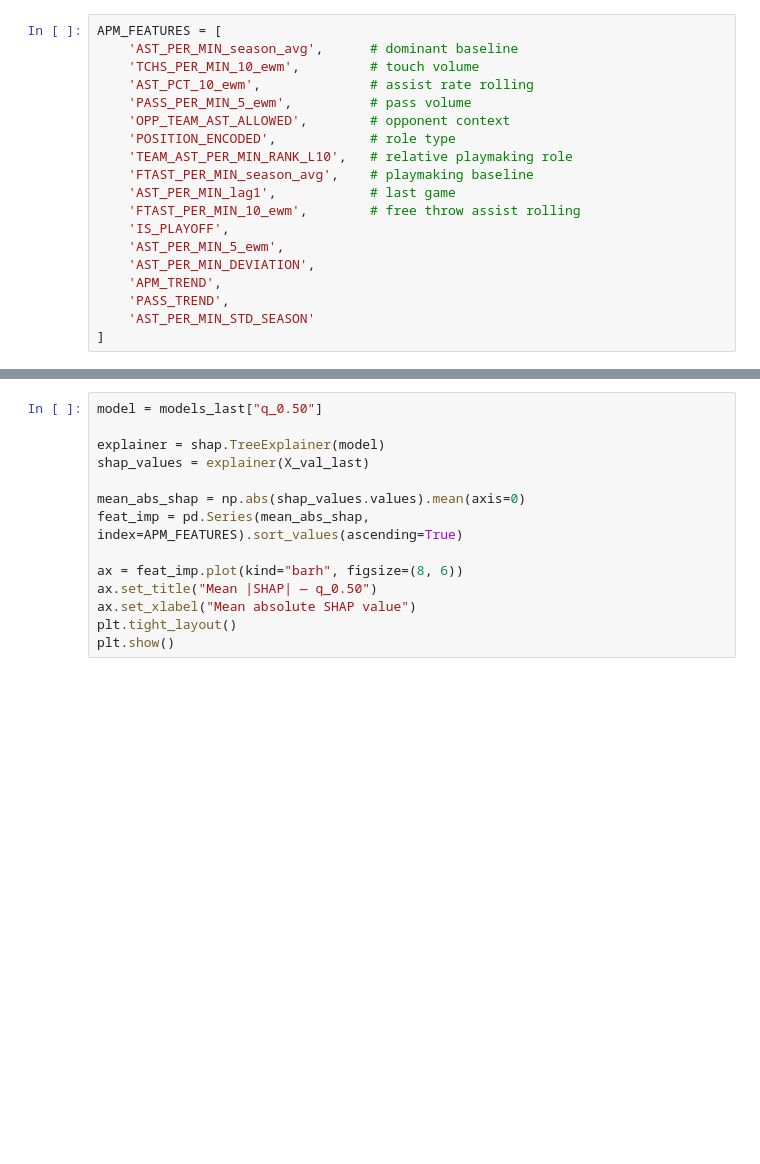
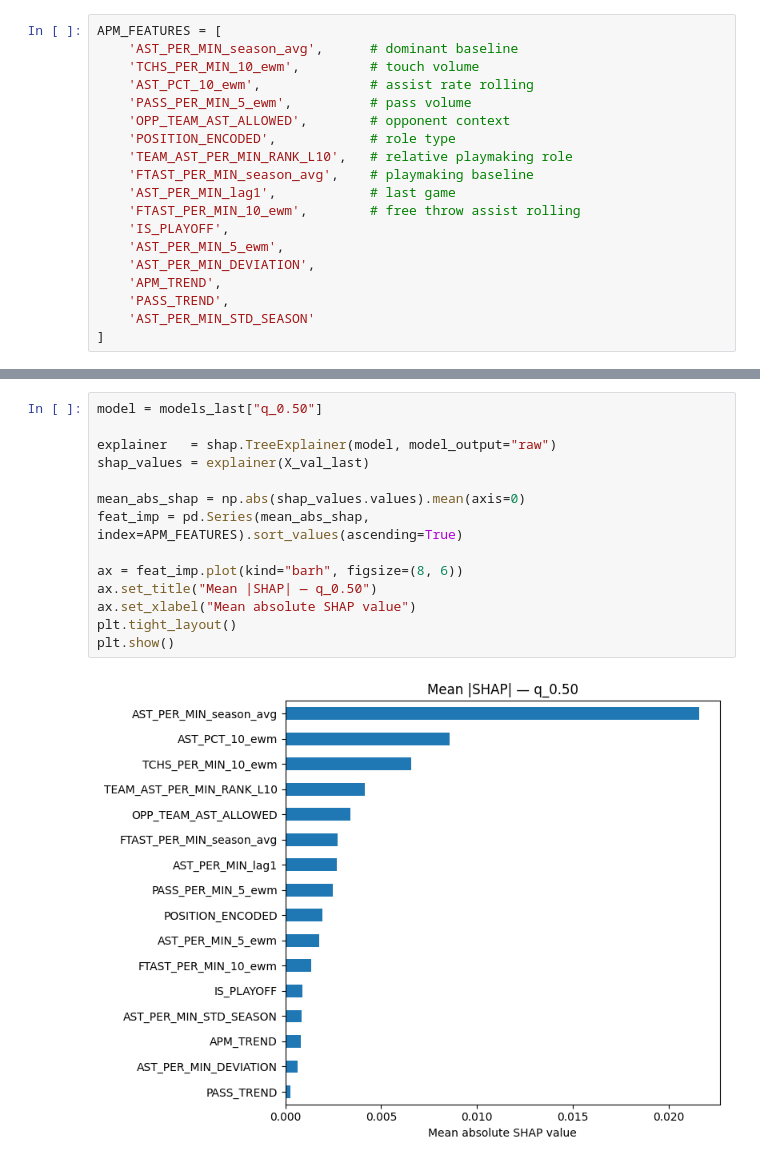
Before and after one commit to spon7ge/NBA-Prop-Predictor, a Jupyter notebook: src/models/apm_quantile_model.ipynb, the cells around one changed output, grey strips where cells are left out. Drawn from its saved outputs; the diff is of its cells as text; blank space fills up the shorter version.

```diff
--- a/src/models/apm_quantile_model.ipynb
+++ b/src/models/apm_quantile_model.ipynb
@@ -428,15 +685,17 @@ for q_key, model in models_last.items():
 # %%
 model = models_last["q_0.50"]
 
-explainer = shap.TreeExplainer(model)
+explainer   = shap.TreeExplainer(model, model_output="raw")
 shap_values = explainer(X_val_last)
 
 mean_abs_shap = np.abs(shap_values.values).mean(axis=0)
 feat_imp = pd.Series(mean_abs_shap, index=APM_FEATURES).sort_values(ascending=True)
 
 ax = feat_imp.plot(kind="barh", figsize=(8, 6))
 ax.set_title("Mean |SHAP| — q_0.50")
 ax.set_xlabel("Mean absolute SHAP value")
 plt.tight_layout()
 plt.show()
+# %% [output]
+[figure, added]
 # %%
```
Also changed, not shown: parts of 18 cells of this notebook, 15 other files.
